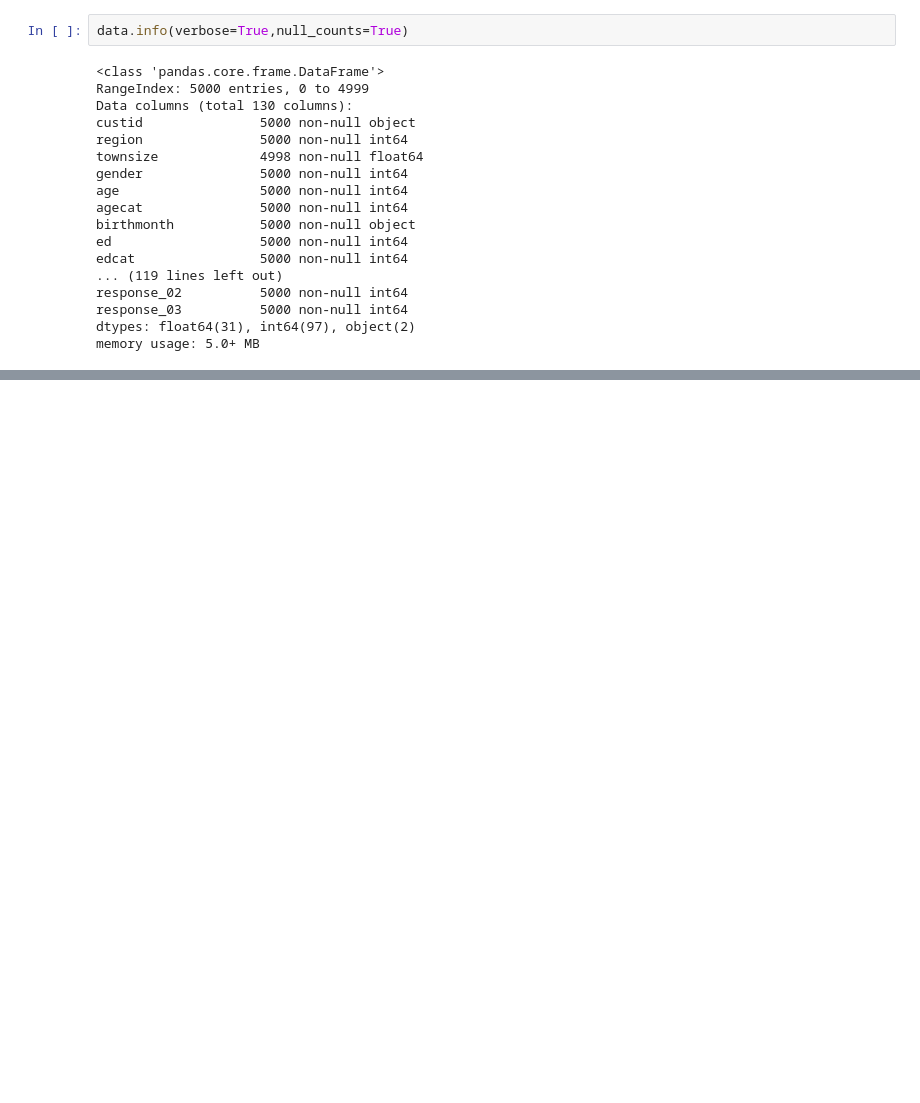
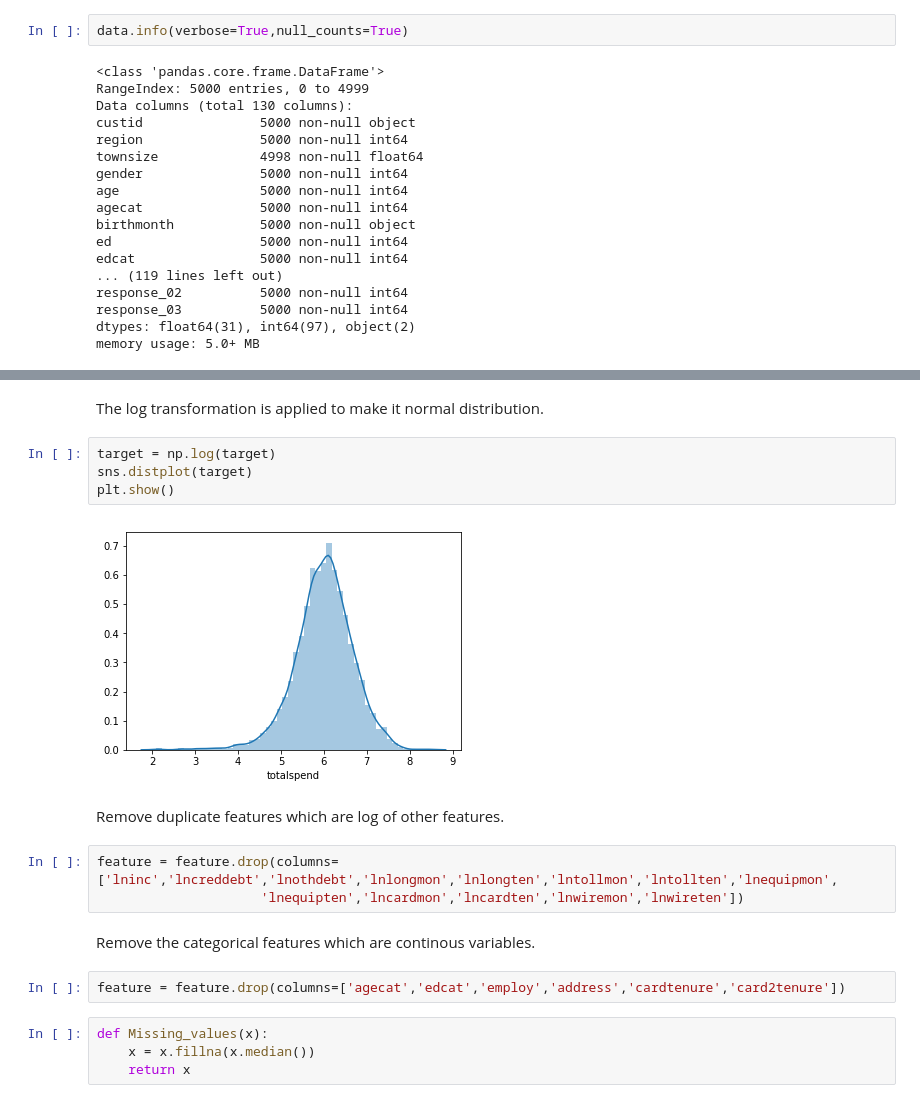
Before and after one commit to devarun07/Analytix, a Jupyter notebook: Projects/1. Predicting Credit Card Spend & Identifying Key Drivers/Project-1.ipynb, the cells around one changed output, grey strips where cells are left out. Saved outputs shown, nothing was run; the diff lists cells and outputs as text; blank space fills up the shorter version.

```diff
--- a/Projects/1. Predicting Credit Card Spend & Identifying Key Drivers/Project-1.ipynb
+++ b/Projects/1. Predicting Credit Card Spend & Identifying Key Drivers/Project-1.ipynb
@@ -85,0 +71,21 @@ memory usage: 4.0+ MB
+# %% [markdown]
+The log transformation is applied to make it normal distribution.
+# %%
+target = np.log(target)
+sns.distplot(target)
+plt.show()
+# %% [output]
+[figure, added]
+# %% [markdown]
+Remove duplicate features which are log of other features.
+# %%
+feature = feature.drop(columns=['lninc','lncreddebt','lnothdebt','lnlongmon','lnlongten','lntollmon','lntollten','lnequipmon',
+                     'lnequipten','lncardmon','lncardten','lnwiremon','lnwireten'])
+# %% [markdown]
+Remove the categorical features which are continous variables.
+# %%
+feature = feature.drop(columns=['agecat','edcat','employ','address','cardtenure','card2tenure'])
+# %%
+def Missing_values(x):
+    x = x.fillna(x.median())
+    return x
```
Also changed, not shown: parts of 16 cells of this notebook.
